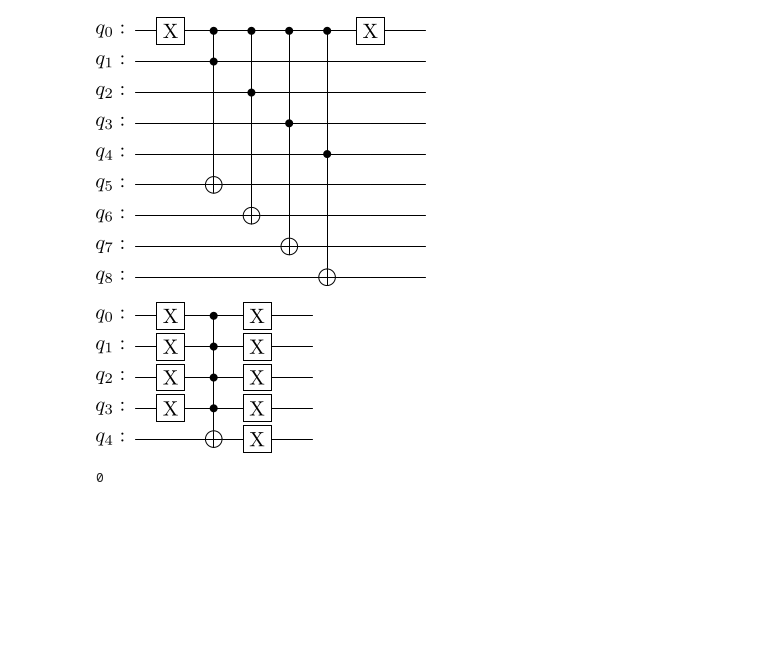
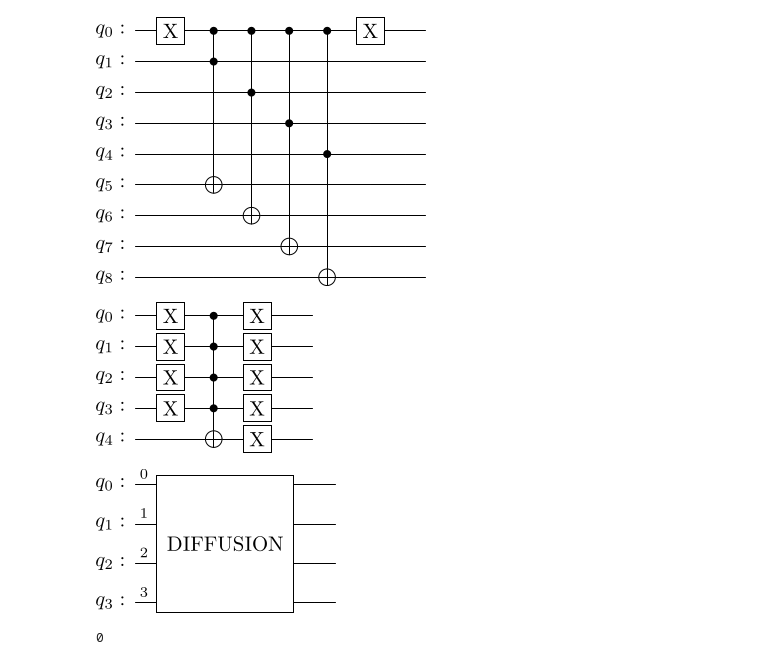
Before and after one commit to BoredDam/quantum-algorithms, a Jupyter notebook: Quantum-LCS/LCS-testing.ipynb, the cells around one changed output. Saved outputs shown, nothing was run; the diff lists cells and outputs as text; code cells hidden in the pictures; blank space fills up the shorter version.

Commit message:
feat: added grover diffusion operator

```diff
--- a/Quantum-LCS/LCS-testing.ipynb
+++ b/Quantum-LCS/LCS-testing.ipynb
@@ -212,6 +212,29 @@ qc = qc.compose(or_operator(4)).decompose()
 qc.draw('latex')
 # %% [output]
 [figure]
+# %%
+def grover_operator(n: int):
+    '''
+    builds the diffusion operator from the grover algorithm
+    '''
+    qx = QuantumRegister(n, 'x')
+    qc = QuantumCircuit(qx)
+
+    qc.h(qx)
+    qc.x(qx)
+    qc.h(qx[n-1])
+    qc.mcx(qx[list(range(n-1))], qx[n-1])
+    qc.h(qx[n-1])
+    qc.x(qx)
+    qc.h(qx)
+
+    return qc.to_gate(label='DIFFUSION')
+
+qc = QuantumCircuit(4)
+qc = qc.compose(grover_operator(4))#.decompose()
+qc.draw('latex')
+# %% [output]
+[figure, added]
 # %%
 def quantum_LCS_test():
     return False
```
